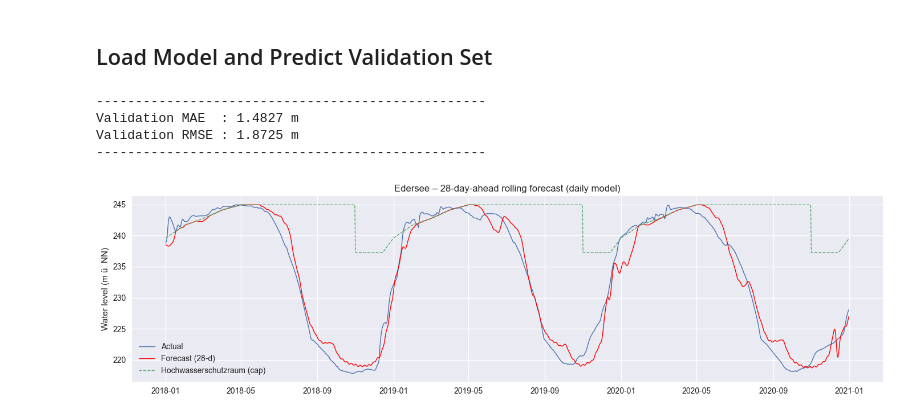
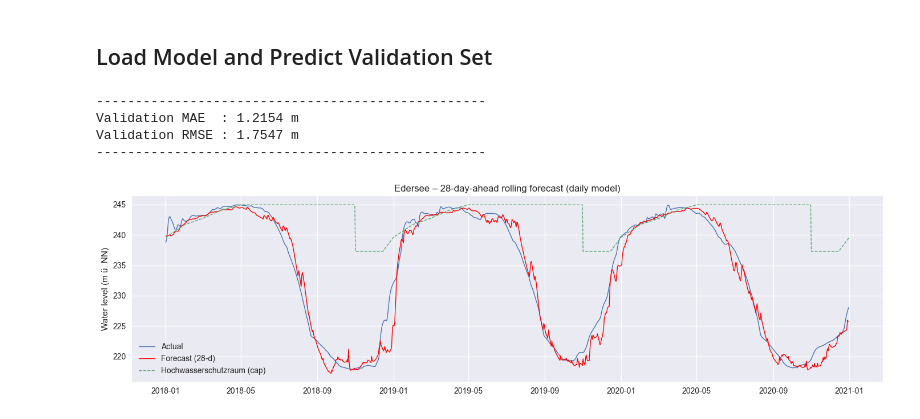
Before and after one commit to Marius-Knipp/edersee-water-prediction, a Jupyter notebook: notebooks/LSTM.ipynb, the cells around one changed output. Drawn from its saved outputs; the diff is of its cells as text; code cells hidden in the pictures.

```diff
--- a/notebooks/LSTM.ipynb
+++ b/notebooks/LSTM.ipynb
@@ -250,6 +308,7 @@ plt.style.use('seaborn-v0_8')
 # 1. Check that the required artefacts and data are available
 # ------------------------------------------------------------------
 DATA_PATH   = Path("../data/processed/water_levels_daily.csv")
+WEATHER_PATH = Path("../data/raw/edersee_historical_weather.csv")
 MODEL_PATH  = Path("../models/water_level_lstm.keras")
 SCALER_PATH = Path("../models/LSTM_standard_scaler.joblib")
 
@@ -330,14 +389,47 @@ ang_yr  = 2 * np.pi * doy / 365.25
 daily_df["sin365"] = np.sin(ang_yr)
 daily_df["cos365"] = np.cos(ang_yr)
 
-# Weekly cycle (7 days)
-dow     = daily_df.index.dayofweek      # Monday == 0
-ang_wk  = 2 * np.pi * dow / 7
-daily_df["sin7"]  = np.sin(ang_wk)
-daily_df["cos7"]  = np.cos(ang_wk)
+# # Weekly cycle (7 days)
+# dow     = daily_df.index.dayofweek      # Monday == 0
+# ang_wk  = 2 * np.pi * dow / 7
+# daily_df["sin7"]  = np.sin(ang_wk)
+# daily_df["cos7"]  = np.cos(ang_wk)
 
-# Keep target first
-daily_df = daily_df[["value", "sin365", "cos365", "sin7", "cos7"]]
+
+weather_raw = (
+    pd.read_csv(
+        WEATHER_PATH,
+        skiprows=3,                       # first 2 meta lines + blank line
+        parse_dates=["time"],
+    )
+    .rename(columns={"time": "timestamp"})
+)
+
+cols = {
+    "precipitation_sum (mm)"        : "precip_mm",
+    # "snowfall_sum (cm)"             : "snow_cm",
+    "temperature_2m_mean (°C)"      : "t_mean",
+    # "relative_humidity_2m_mean (%)" : "rh_mean",
+    # "wind_speed_10m_mean (km/h)"    : "wind_kmh",
+    # "et0_fao_evapotranspiration (mm)": "et0_mm",
+    # "sunshine_duration (s)"         : "sun_dur_s",
+}
+
+weather = (
+    weather_raw
+      .loc[:, ["timestamp", *cols.keys()]]
+      .rename(columns=cols)
+      .set_index("timestamp")
+      .sort_index()
+      .resample("D").mean()
+      .interpolate(limit=7)               # close small gaps
+)
+
+# 3.3  merge with lake-level df
+daily_df = daily_df.join(weather, how="left")
+
+# 3.4  fill any residual NaNs (edge of rolling windows)
+daily_df = daily_df.interpolate(limit_direction="both")
 
 # ------------------------------------------------------------------
 # 4. Train / validation split (fixed to reproduce original)
@@ -371,7 +463,7 @@ val_pred_scaled = model.predict(X_val, verbose=0).flatten()
 target_mean  = scaler.mean_[0]
 target_scale = scaler.scale_[0]
 
-val_pred = val_pred_scaled * target_scale + target_mean
+pred_final = val_pred_scaled * target_scale + target_mean
 val_true = y_val * target_scale + target_mean
 
 # ------------------------------------------------------------------
@@ -380,35 +472,35 @@ val_true = y_val * target_scale + target_mean
 MIN_VAL   = 205.0
 dyn_cap   = compute_max_level_series(validation_df.index).values
 
-pred_capped = np.maximum(val_pred, MIN_VAL)
-pred_final  = np.minimum(pred_capped, dyn_cap)
+# pred_capped = np.maximum(val_pred, MIN_VAL)
+# pred_final  = np.minimum(pred_capped, dyn_cap)
 
 # ------------------------------------------------------------------
 # 9. Compute metrics
 # ------------------------------------------------------------------
 mae  = mean_absolute_error(val_true, pred_final)
 rmse = np.sqrt(mean_squared_error(val_true, pred_final))
 
 print("-" * 50)
 print(f"Validation MAE  : {mae:6.4f} m")
 print(f"Validation RMSE : {rmse:6.4f} m")
 print("-" * 50)
 
 # ------------------------------------------------------------------
 # 10. Plot forecast vs. actuals & cap
 # ------------------------------------------------------------------
 fig, ax = plt.subplots(figsize=(14, 4))
 ax.plot(validation_df.index, val_true, label="Actual", linewidth=1)
 ax.plot(validation_df.index, pred_final, label="Forecast (28-d)", linewidth=1, color="red")
 ax.plot(validation_df.index, dyn_cap, label="Hochwasserschutzraum (cap)", linestyle="--", linewidth=1)
 ax.set_ylabel("Water level (m ü. NN)")
 ax.set_title("Edersee – 28-day-ahead rolling forecast (daily model)")
 ax.legend(loc="lower left")
 plt.tight_layout()
 plt.show()
 # %% [output]
 --------------------------------------------------
-Validation MAE  : 1.4827 m
-Validation RMSE : 1.8725 m
+Validation MAE  : 1.2154 m
+Validation RMSE : 1.7547 m
 --------------------------------------------------
-[figure, old version]
+[figure, new version]
```
Also changed, not shown: parts of 2 cells of this notebook.
